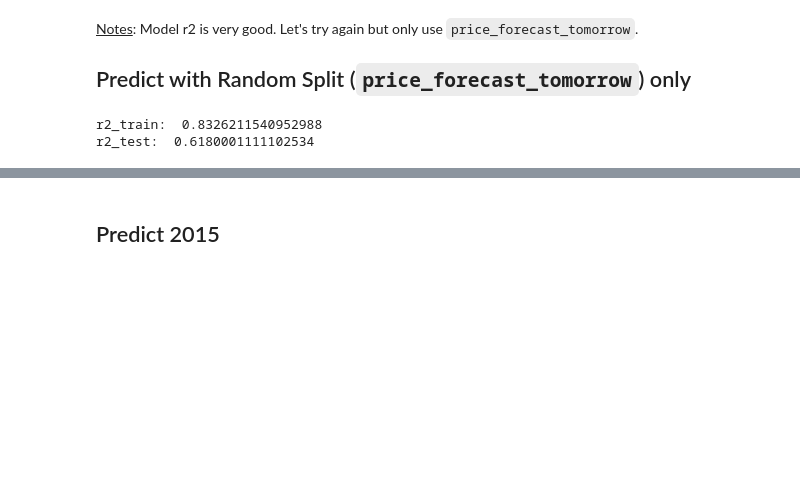
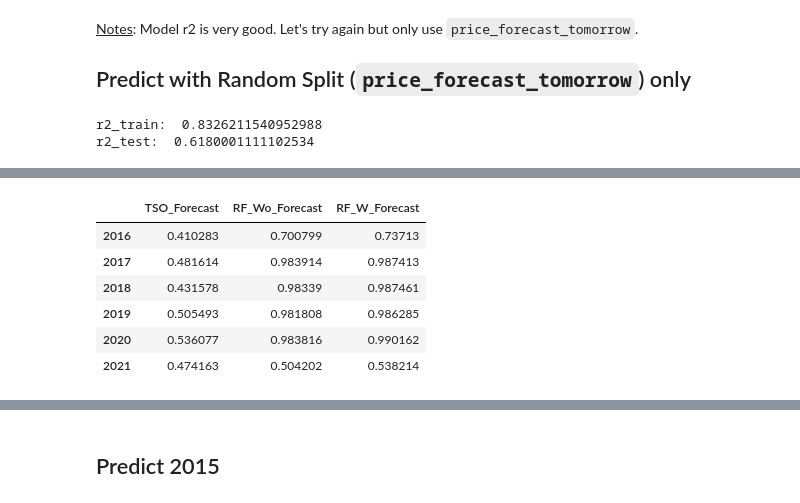
Before and after one commit to EvanHolder/Predicting-Energy-Markets-in-Spain, a Jupyter notebook: notebooks/RandomForest.ipynb, the cells around one changed output, grey strips where cells are left out. Saved outputs shown, nothing was run; the diff lists cells and outputs as text; code cells hidden in the pictures; blank space fills up the shorter version.

```diff
--- a/notebooks/RandomForest.ipynb
+++ b/notebooks/RandomForest.ipynb
@@ -241,0 +274,10 @@ r2_test:  0.6180001111102534
+# %%
+results
+# %% [output]
+|  | TSO_Forecast | RF_Wo_Forecast | RF_W_Forecast |
+| 2016 | 0.410283 | 0.700799 | 0.73713 |
+| 2017 | 0.481614 | 0.983914 | 0.987413 |
+| 2018 | 0.431578 | 0.98339 | 0.987461 |
+| 2019 | 0.505493 | 0.981808 | 0.986285 |
+| 2020 | 0.536077 | 0.983816 | 0.990162 |
+| 2021 | 0.474163 | 0.504202 | 0.538214 |
```
Also changed, not shown: parts of 34 cells of this notebook.
